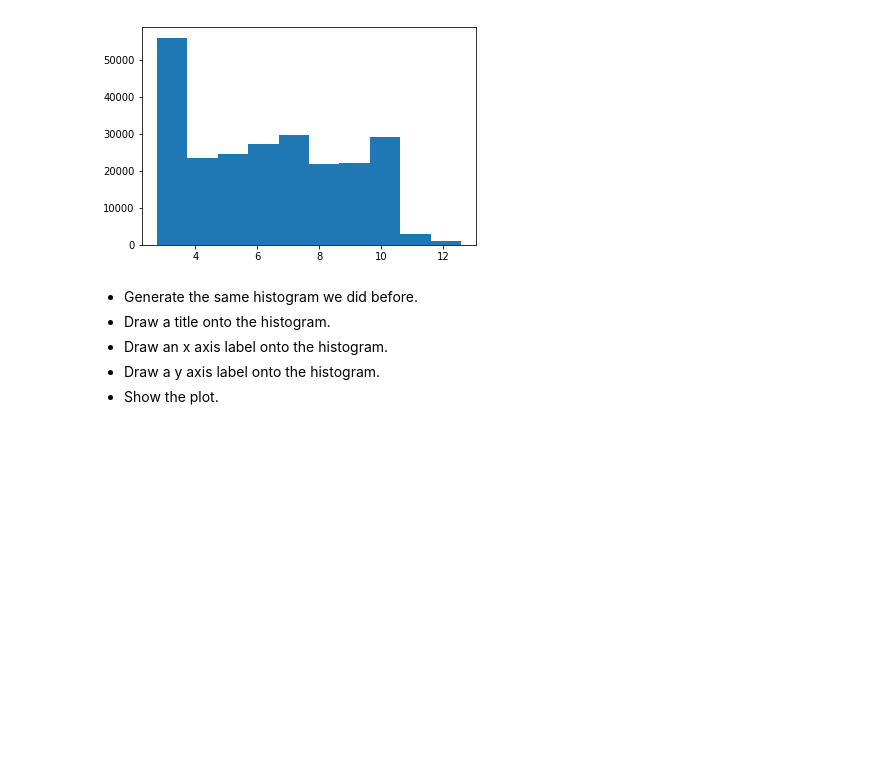
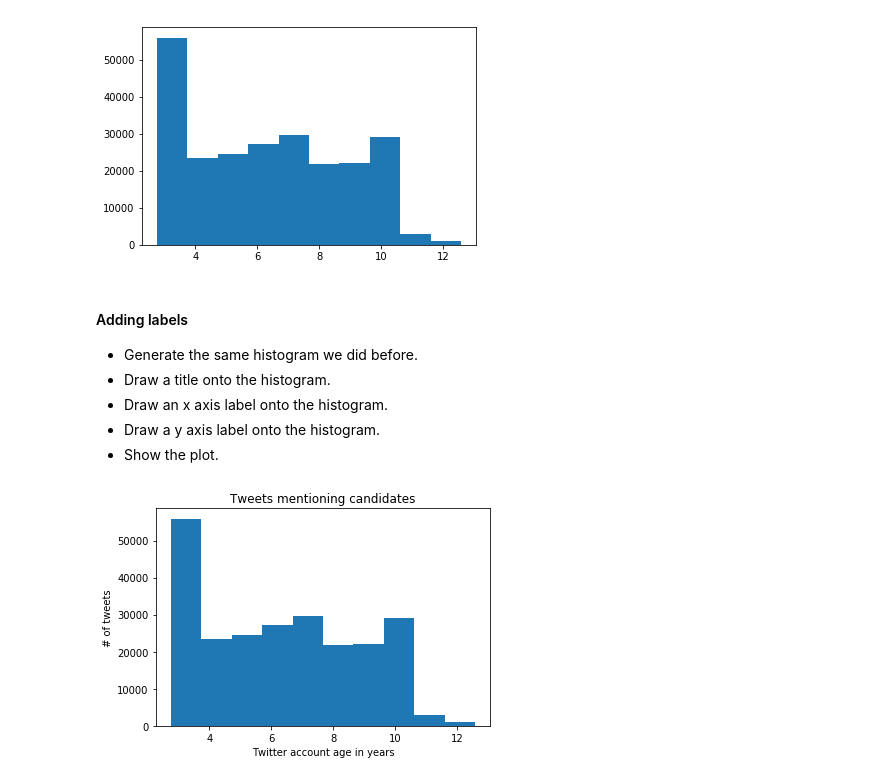
Before and after one commit to JavierPalomares90/Data_Mining_Hw1, a Jupyter notebook: Hw1b.ipynb, the cells around one changed output. Drawn from its saved outputs; the diff is of its cells as text; code cells hidden in the pictures; blank space fills up the shorter version.

```diff
--- a/Hw1b.ipynb
+++ b/Hw1b.ipynb
@@ -387,8 +393,17 @@ plt.show()
 # %% [output]
 [figure]
 # %% [markdown]
+#### Adding labels
 * Generate the same histogram we did before.
 * Draw a title onto the histogram.
 * Draw an x axis label onto the histogram.
 * Draw a y axis label onto the histogram.
 * Show the plot.
+# %%
+plt.hist(tweets["user_age"])
+plt.title("Tweets mentioning candidates")
+plt.xlabel("Twitter account age in years")
+plt.ylabel("# of tweets")
+plt.show()
+# %% [output]
+[figure, added]
```
Also changed, not shown: parts of 25 cells of this notebook.
